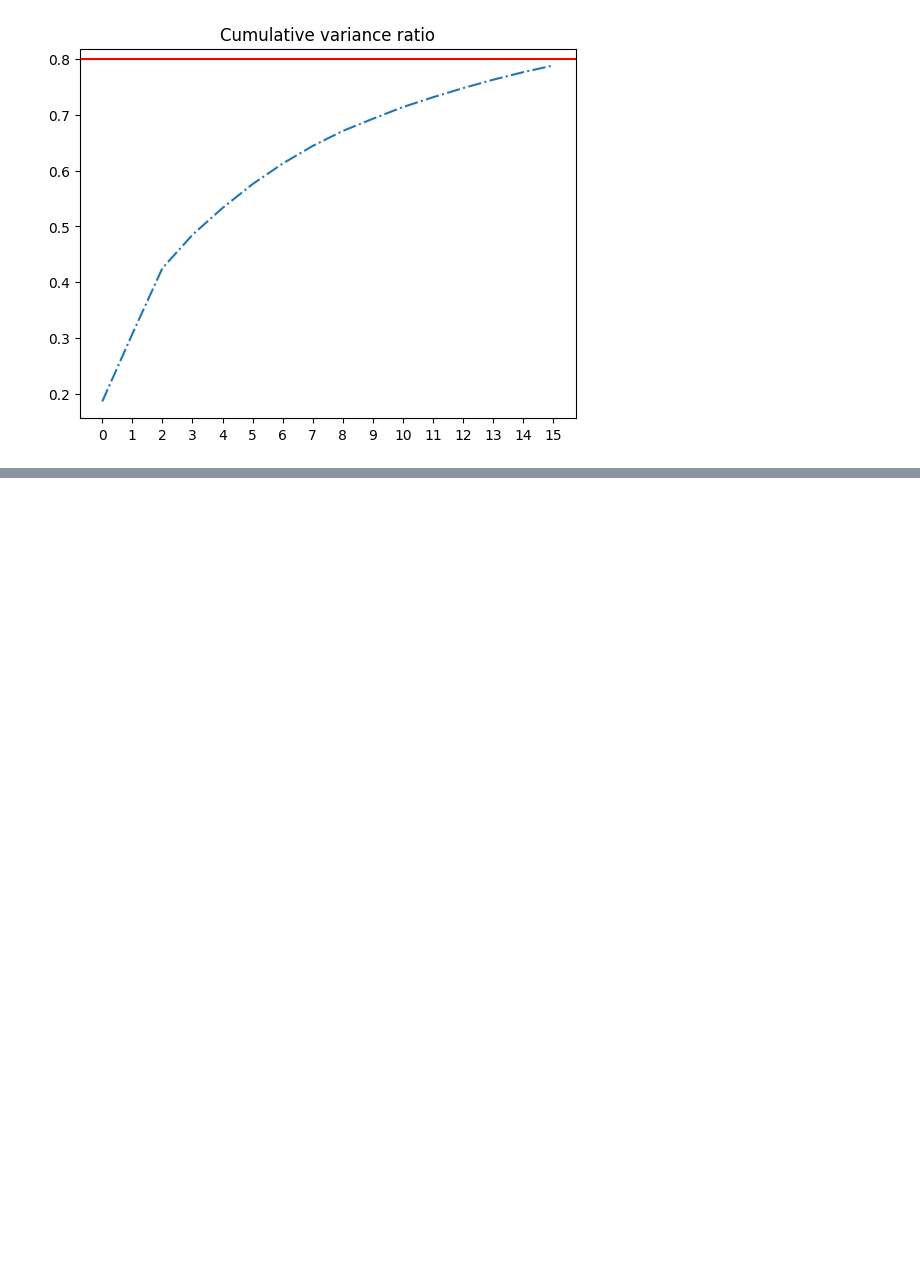
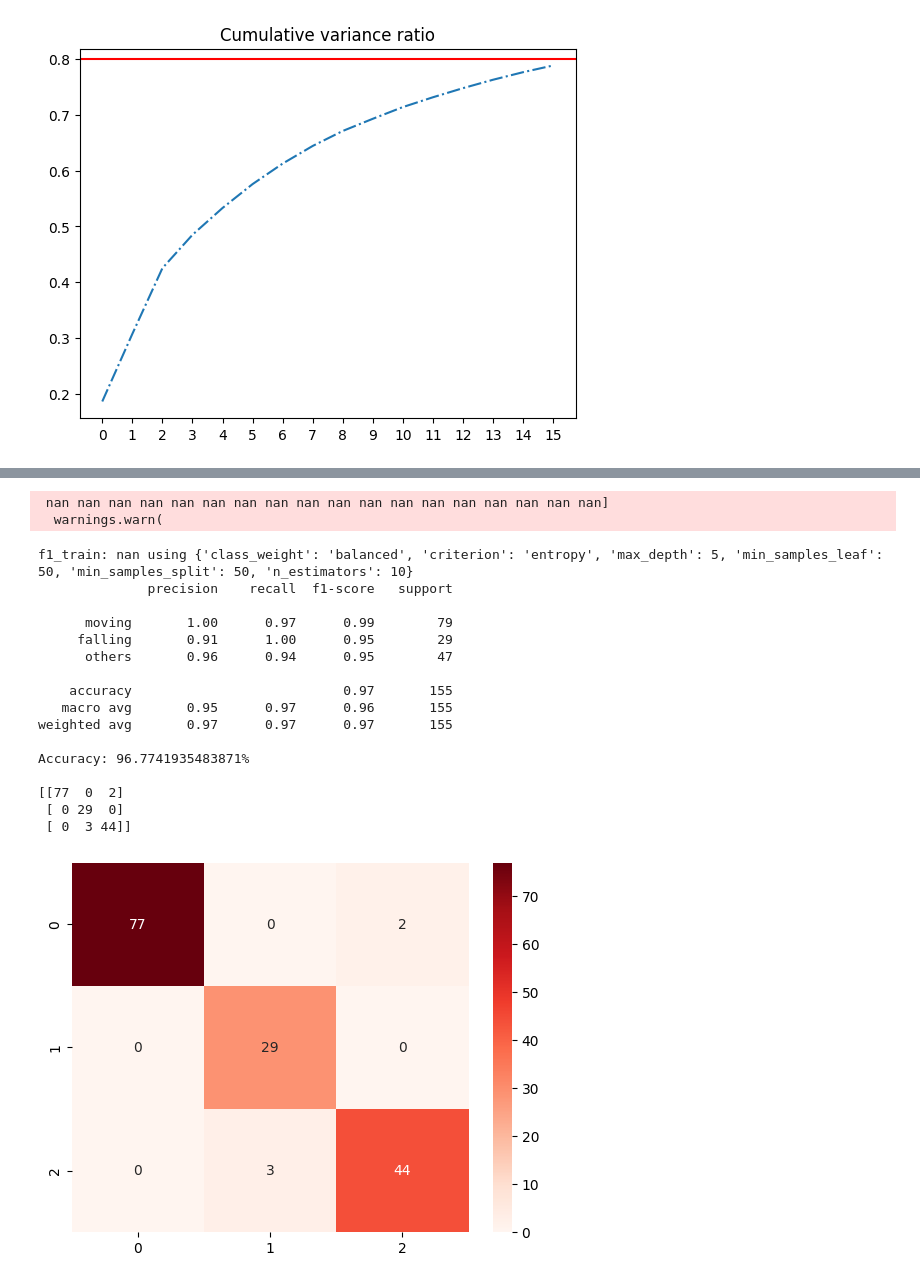
Before and after one commit to SmearyTundra/slhd-challenge, a Jupyter notebook: notebooks/preprocess.ipynb, the cells around one changed output, grey strips where cells are left out. Drawn from its saved outputs; the diff is of its cells as text; code cells hidden in the pictures; blank space fills up the shorter version.

Commit message:
models

```diff
--- a/notebooks/preprocess.ipynb
+++ b/notebooks/preprocess.ipynb
@@ -32,10 +32,10 @@ import seaborn as sns
 df = []
 
 # Read class data
-data = pd.read_csv('..\data\_files.csv')
+data = pd.read_csv('../data/files.csv')
 
 # Time series features data
-tsfeat = pd.read_csv('..\data\ciao.csv')
+tsfeat = pd.read_csv('../data/ciao.csv')
 
 tsfeat=tsfeat.dropna(axis=1) # delete NaN columns
 tsfeat = tsfeat.drop('Unnamed: 0', axis=1)
@@ -176,6 +176,6 @@ X_test = pd.DataFrame(X_test_scaled, columns= X_test.columns)
 # %%
 # Feature selection using Support Vector Classification
 
-sfs = SequentialFeatureSelector(SVC(), k_features=50, verbose=2, cv=2, n_jobs=8)
-sfs.fit(X_train, Y_train)
-SequentialFeatureSelector(estimator=KNeighborsClassifier(n_neighbors=3),n_features_to_select=40)
+# sfs = SequentialFeatureSelector(SVC(), k_features=50, verbose=2, cv=2, n_jobs=8)
+# sfs.fit(X_train, Y_train)
+# SequentialFeatureSelector(estimator=KNeighborsClassifier(n_neighbors=3),n_features_to_select=40)
@@ -305,0 +512,50 @@ plt.axhline(y=0.8, color='r', linestyle='-')
+# %%
+# Defining function
+# Grid search
+from sklearn.model_selection import GridSearchCV
+def hyperp_search(classifier, parameters):
+    gs = GridSearchCV(classifier, parameters, cv=3, scoring = 'f1', verbose=0, n_jobs=-1)
+    gs = gs.fit(X_train.iloc[:,col_numbers], Y_train.ravel())
+    print("f1_train: %f using %s" % (gs.best_score_, gs.best_params_))
+
+    best_model = gs.best_estimator_
+    y_predict = best_model.predict(X_test.iloc[:,col_numbers])
+    # y_predict_train = best_model.predict(X_train)
+
+    accuracy = accuracy_score(Y_test, y_predict)*100
+    print(classification_report(Y_test, y_predict, target_names = activities))
+    print('Accuracy: ' + str(accuracy) + '%')
+    print("")
+    print(confusion_matrix(Y_test, y_predict))
+    sns.heatmap(confusion_matrix(Y_test,y_predict),annot=True, fmt='d',cmap='Reds')
+# %%
+from sklearn.ensemble import RandomForestClassifier
+classifier = RandomForestClassifier()
+parameters = {'n_estimators':np.arange(10,30,10),
+              'criterion': ['entropy','gini'],
+              'max_depth': np.arange(5,20,5),
+              'min_samples_split': np.arange(50,100,50),
+              'min_samples_leaf': np.arange(50,200,50),
+              'class_weight':['balanced']}
+
+hyperp_search(classifier,parameters)
+# %% [output]
+ nan nan nan nan nan nan nan nan nan nan nan nan nan nan nan nan nan nan]
+  warnings.warn(
+f1_train: nan using {'class_weight': 'balanced', 'criterion': 'entropy', 'max_depth': 5, 'min_samples_leaf': 50, 'min_samples_split': 50, 'n_estimators': 10}
+              precision    recall  f1-score   support
+
+      moving       1.00      0.97      0.99        79
+     falling       0.91      1.00      0.95        29
+      others       0.96      0.94      0.95        47
+
+    accuracy                           0.97       155
+   macro avg       0.95      0.97      0.96       155
+weighted avg       0.97      0.97      0.97       155
+
+Accuracy: 96.7741935483871%
+
+[[77  0  2]
+ [ 0 29  0]
+ [ 0  3 44]]
+[figure, added]
```
Also changed, not shown: parts of 15 cells of this notebook.
